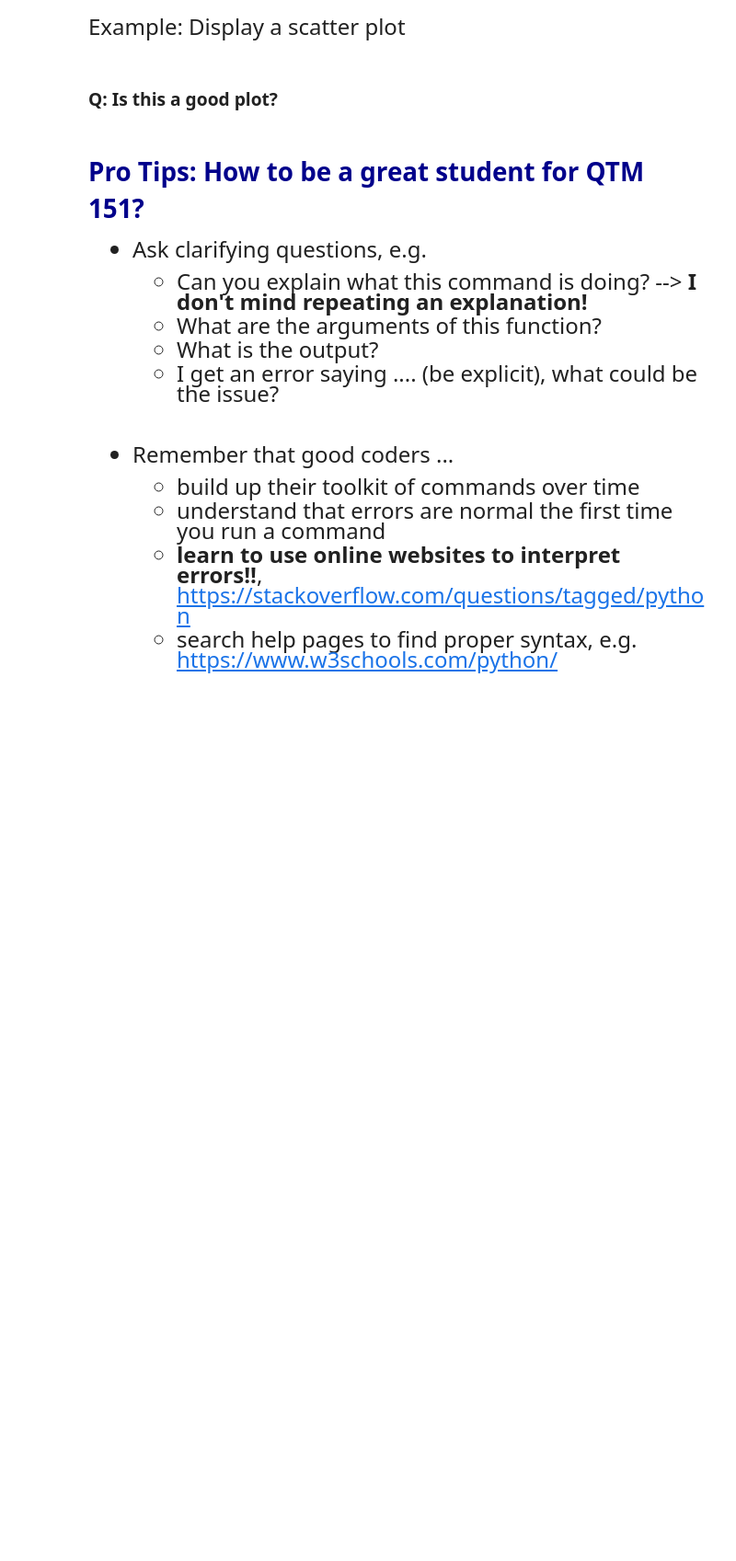
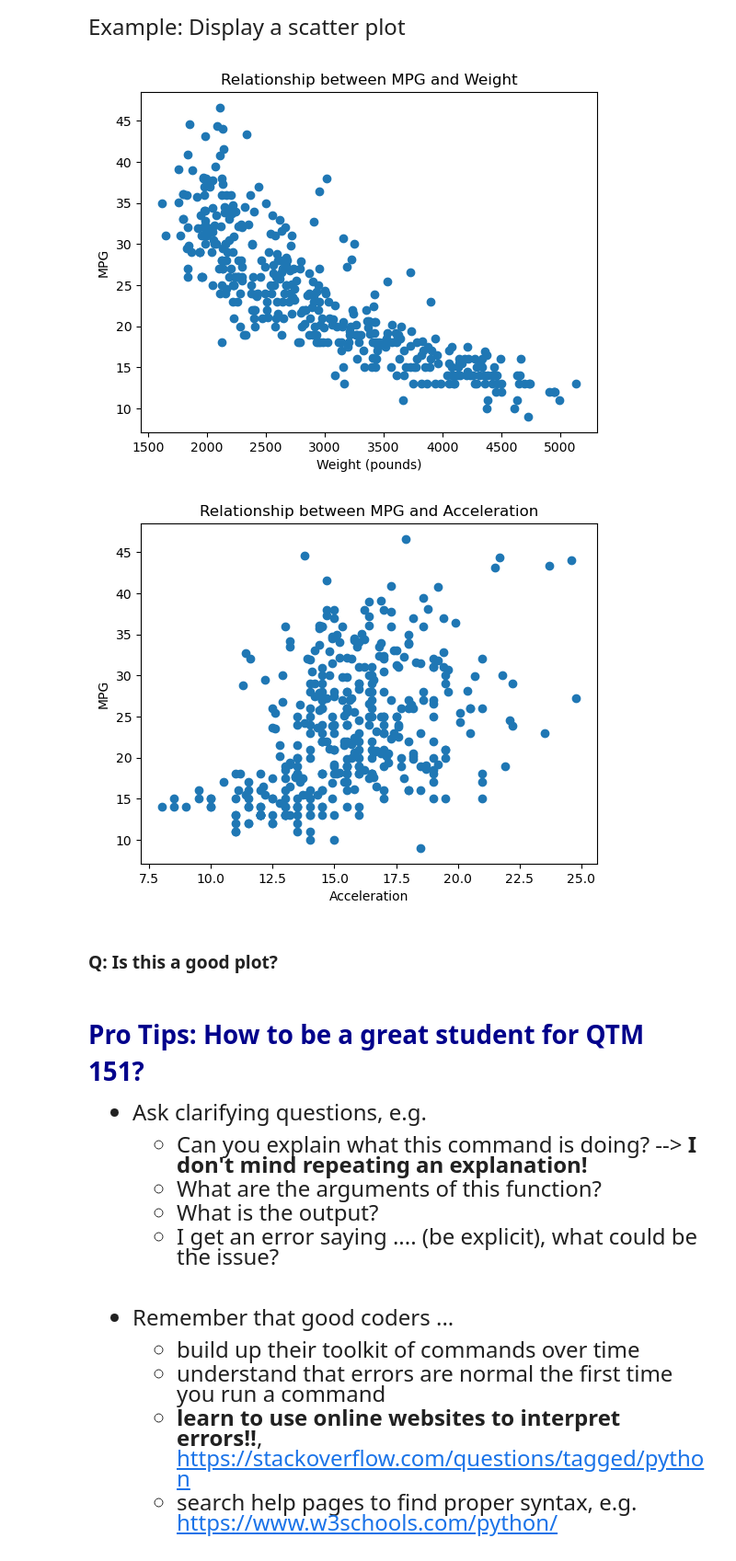
Before and after one commit to JAEWON1018/qtm151fall2025, a Jupyter notebook: Lecture_01_Github and Jupyter Notebooks/Lecture1 copy.ipynb, the cells around one changed output. Shown at 92% size. Cells and saved outputs as stored; diff of their text form; code cells hidden in the pictures; blank space fills up the shorter version.

```diff
--- a/Lecture_01_Github and Jupyter Notebooks/Lecture1 copy.ipynb
+++ b/Lecture_01_Github and Jupyter Notebooks/Lecture1 copy.ipynb
@@ -227,3 +291,18 @@ plt.show()
+# %%
+plt.scatter(x = carfeatures['weight'], y = carfeatures['mpg'])
+plt.xlabel("Weight (pounds)")
+plt.ylabel("MPG")
+plt.title("Relationship between MPG and Weight")
+plt.show()
+
+plt.scatter(x = carfeatures['acceleration'], y = carfeatures['mpg'])
+plt.xlabel("Acceleration")
+plt.ylabel("MPG")
+plt.title("Relationship between MPG and Acceleration")
+plt.show()
+# %% [output]
+[figure, added]
+[figure, added]
 # %% [markdown]
 ### Q: Is this a good plot?
 # %%
```
Also changed, not shown: parts of 7 cells of this notebook, 5 other files.
